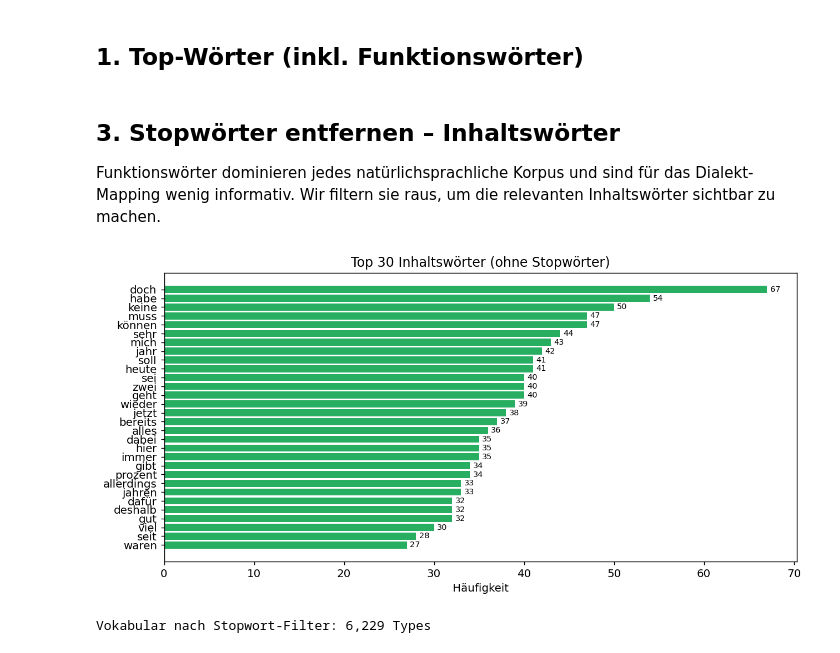
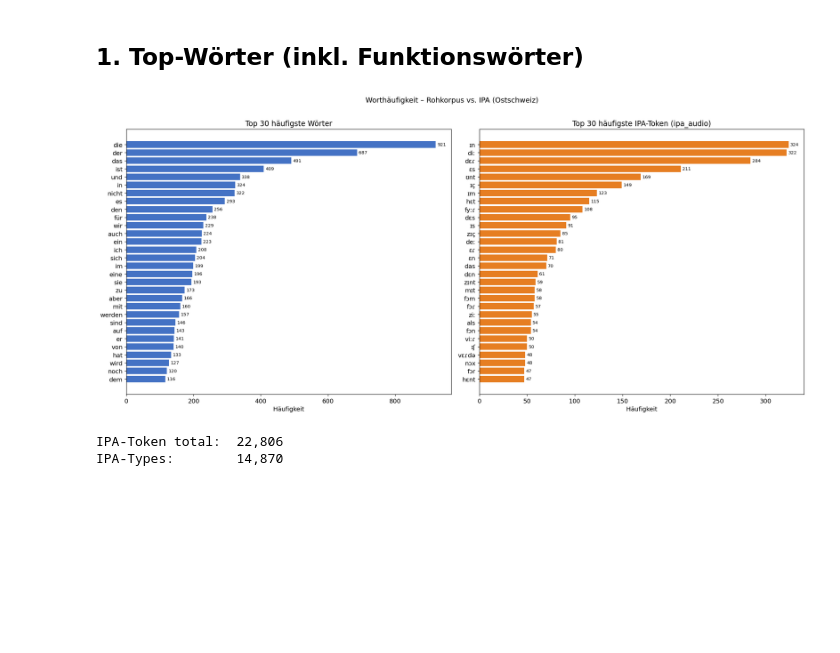
Before and after one commit to GwenVocat/NLP-Project3, a Jupyter notebook: hd_wordfreq_analysis.ipynb, the cells around one changed output. Saved outputs shown, nothing was run; the diff lists cells and outputs as text; code cells hidden in the pictures; blank space fills up the shorter version.

```diff
--- a/hd_wordfreq_analysis.ipynb
+++ b/hd_wordfreq_analysis.ipynb
@@ -42,29 +42,39 @@ Type-Token-Ratio (TTR): 0.2584
 ## 1. Top-Wörter (inkl. Funktionswörter)
 # %%
 top_n = 30
-top_words,  top_counts  = zip(*freq.most_common(top_n))
-rare_words, rare_counts = zip(*freq.most_common()[:-top_n-1:-1])  # bottom 30
+top_words, top_counts = zip(*freq.most_common(top_n))
 
-fig, axes = plt.subplots(1, 2, figsize=(16, 6))
+# IPA-Tokenisierung (Wort-Ebene, ipa_audio)
+df_ost["ipa_tokens"] = df_ost["ipa_audio"].apply(lambda x: str(x).strip().split())
+all_ipa = [tok for sent in df_ost["ipa_tokens"] for tok in sent]
+ipa_freq = Counter(all_ipa)
+top_ipa = ipa_freq.most_common(top_n)
+ipa_words, ipa_counts = zip(*top_ipa)
 
-# Häufigste
+fig, axes = plt.subplots(1, 2, figsize=(18, 8))
+
+# Häufigste Wörter
 bars = axes[0].barh(top_words[::-1], top_counts[::-1], color="#4472C4")
 axes[0].set_xlabel("Häufigkeit")
 axes[0].set_title(f"Top {top_n} häufigste Wörter")
 axes[0].bar_label(bars, padding=3, fontsize=8)
 
-# Seltenste (nur Wörter mit > 1 Vorkommen, sonst Hapax-Masse)
-rare_items = [(w, c) for w, c in freq.most_common() if c > 1][-top_n:]
-if rare_items:
-    rare_words, rare_counts = zip(*rare_items)
-    bars2 = axes[1].barh(rare_words[::-1], rare_counts[::-1], color="#E74C3C")
-    axes[1].set_xlabel("Häufigkeit")
-    axes[1].set_title(f"Seltenste {top_n} Wörter (mit ≥ 2 Vorkommen)")
-    axes[1].bar_label(bars2, padding=3, fontsize=8)
+# Häufigste IPA-Token
+bars2 = axes[1].barh(ipa_words[::-1], ipa_counts[::-1], color="#E67E22")
+axes[1].set_xlabel("Häufigkeit")
+axes[1].set_title(f"Top {top_n} häufigste IPA-Token (ipa_audio)")
+axes[1].bar_label(bars2, padding=3, fontsize=8)
 
-plt.suptitle("Worthäufigkeit – Extreme (Rohkorpus)", fontsize=13, y=1.01)
+plt.suptitle("Worthäufigkeit – Rohkorpus vs. IPA (Ostschweiz)", fontsize=13, y=1.01)
 plt.tight_layout()
 plt.show()
+
+print(f"IPA-Token total:  {len(all_ipa):,}")
+print(f"IPA-Types:        {len(ipa_freq):,}")
+# %% [output]
+[figure, added]
+IPA-Token total:  22,806
+IPA-Types:        14,870
 # %%
 # Liniendiagramm: Anzahl Wörter die genau 1x, 2x, ... 20x vorkommen
 max_freq = 20
@@ -86,41 +96,3 @@ ax.set_title("Wie viele Wörter kommen genau 1×, 2×, … 20× vor?")
 ax.yaxis.set_major_locator(ticker.MaxNLocator(integer=True))
 plt.tight_layout()
 plt.show()
-# %% [markdown]
-## 3. Stopwörter entfernen – Inhaltswörter
-
-Funktionswörter dominieren jedes natürlichsprachliche Korpus und sind für das Dialekt-Mapping wenig informativ. Wir filtern sie raus, um die relevanten Inhaltswörter sichtbar zu machen.
-# %%
-DE_STOPWORDS = {
-    "der", "die", "das", "ein", "eine", "einen", "einem", "einer", "eines",
-    "und", "oder", "aber", "auch", "nicht", "noch", "als", "an", "auf",
-    "aus", "bei", "bis", "da", "damit", "dann", "dass", "dem", "den",
-    "des", "durch", "er", "es", "für", "hat", "haben", "hatte", "hatten",
-    "ich", "im", "in", "ist", "ja", "kann", "mit", "nach", "nicht",
-    "nun", "ob", "oder", "schon", "sein", "seine", "seiner", "seinem",
-    "seinen", "seines", "sich", "sie", "sind", "so", "um", "und", "uns",
-    "unter", "von", "vor", "war", "was", "weil", "wenn", "werden",
-    "wie", "wir", "wird", "wo", "zu", "zum", "zur", "über",
-    "am", "vom", "ins", "beim", "seiner", "ihren", "ihrer", "ihrem",
-    "ihre", "ihr", "ihn", "ihm", "man", "mehr", "nur", "ohne", "werden",
-    "wurde", "wurden", "worden", "worden", "dieses", "diesem", "diesen",
-    "dieser", "diesen", "diese", "dies", "zwischen", "jedoch",
-}
-
-content_freq = Counter({w: c for w, c in freq.items() if w not in DE_STOPWORDS and len(w) > 2})
-
-top_content = content_freq.most_common(30)
-words_c, counts_c = zip(*top_content)
-
-fig, ax = plt.subplots(figsize=(10, 5))
-bars = ax.barh(words_c[::-1], counts_c[::-1], color="#27AE60")
-ax.set_xlabel("Häufigkeit")
-ax.set_title("Top 30 Inhaltswörter (ohne Stopwörter)")
-ax.bar_label(bars, padding=3, fontsize=8)
-plt.tight_layout()
-plt.show()
-
-print(f"Vokabular nach Stopwort-Filter: {len(content_freq):,} Types")
-# %% [output]
-[figure, removed]
-Vokabular nach Stopwort-Filter: 6,229 Types
```
Also changed, not shown: parts of 12 cells of this notebook, 13 other files.
